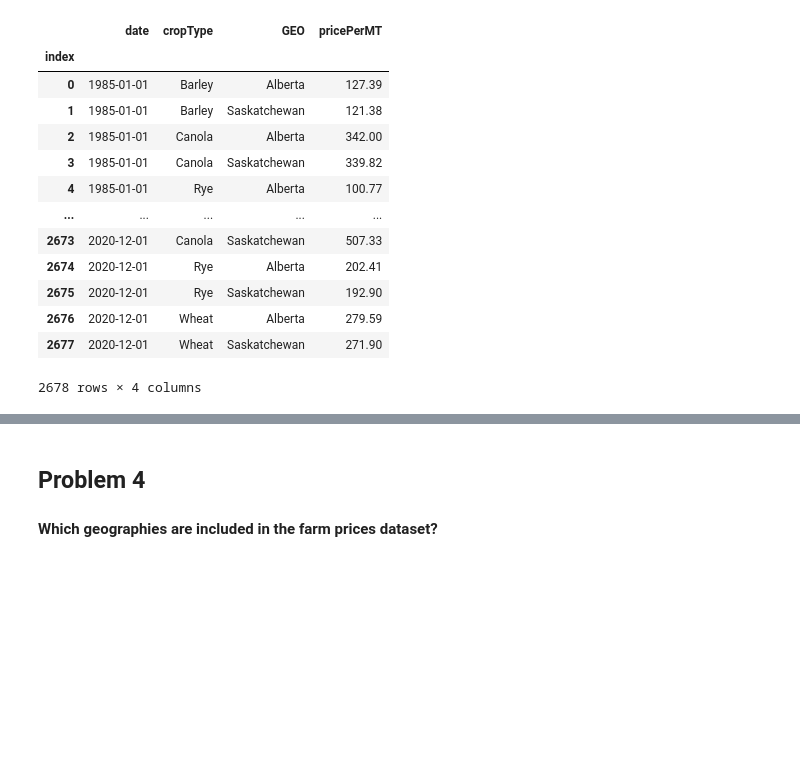
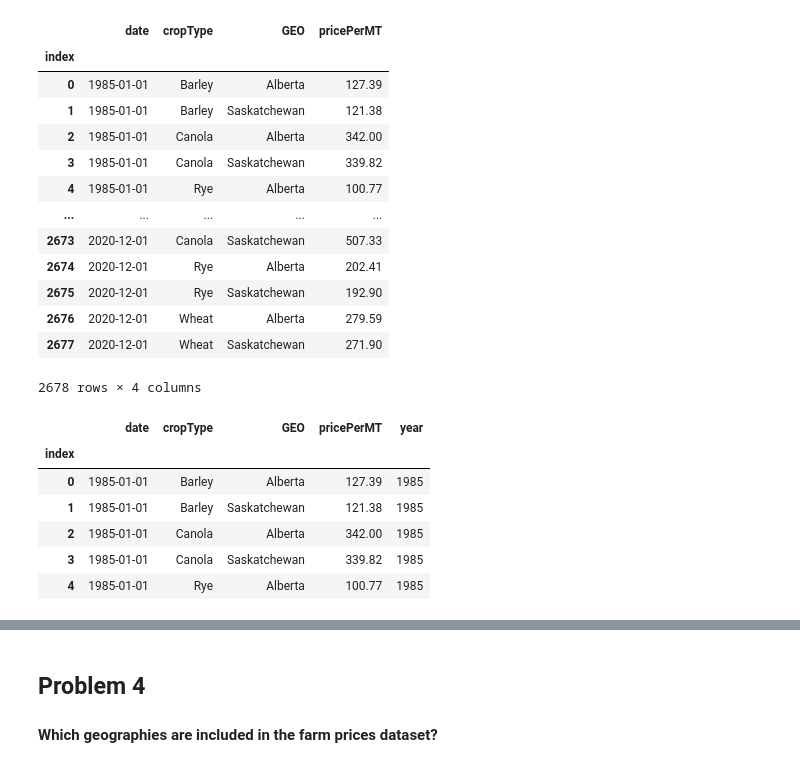
Before and after one commit to dennislamcv1/IBMDExcel-R, a Jupyter notebook: SQL for Data Science with R/SQL-for-DS-Using-Python-Peer-Assignment-Notebook.ipynb, the cells around one changed output, grey strips where cells are left out. Saved outputs shown, nothing was run; the diff lists cells and outputs as text; code cells hidden in the pictures; blank space fills up the shorter version.

```diff
--- a/SQL for Data Science with R/SQL-for-DS-Using-Python-Peer-Assignment-Notebook.ipynb
+++ b/SQL for Data Science with R/SQL-for-DS-Using-Python-Peer-Assignment-Notebook.ipynb
@@ -278,5 +352,17 @@ farmprice
 | 2676 | 2020-12-01 | Wheat | Alberta | 279.59 |
 | 2677 | 2020-12-01 | Wheat | Saskatchewan | 271.90 |
 2678 rows × 4 columns
+# %%
+farmprice["year"] = farmprice["date"].dt.year
+# %%
+farmprice.head()
+# %% [output]
+|  | date | cropType | GEO | pricePerMT | year |
+| index |  |  |  |  |  |
+| 0 | 1985-01-01 | Barley | Alberta | 127.39 | 1985 |
+| 1 | 1985-01-01 | Barley | Saskatchewan | 121.38 | 1985 |
+| 2 | 1985-01-01 | Canola | Alberta | 342.00 | 1985 |
+| 3 | 1985-01-01 | Canola | Saskatchewan | 339.82 | 1985 |
+| 4 | 1985-01-01 | Rye | Alberta | 100.77 | 1985 |
 # %%
 pd.read_sql_query('SELECT COUNT(*) FROM Farmprices', db)
```
Also changed, not shown: parts of 44 cells of this notebook.
